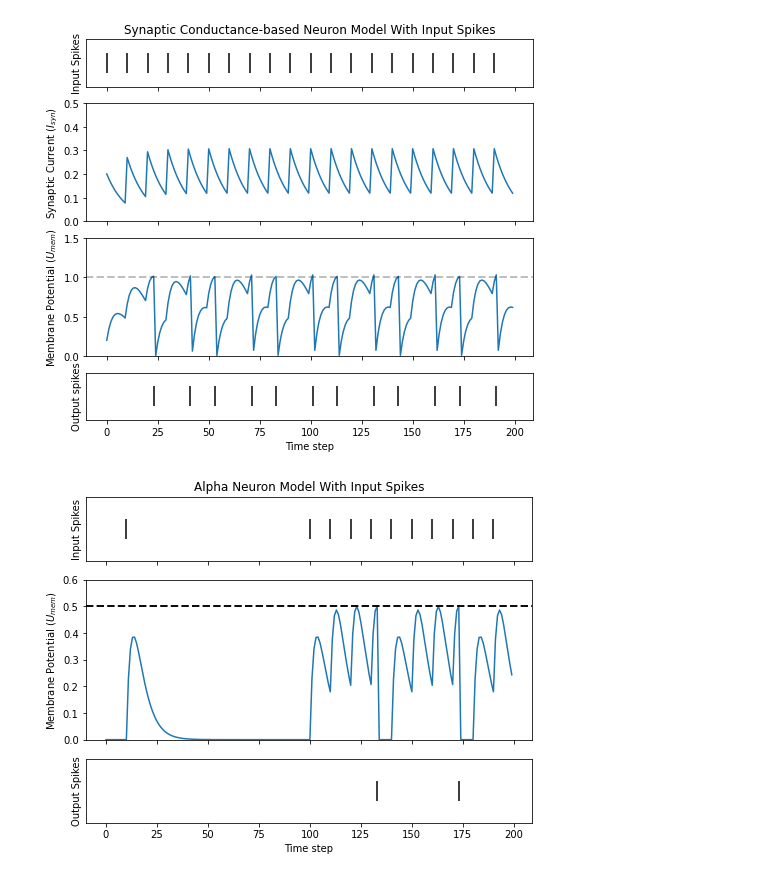
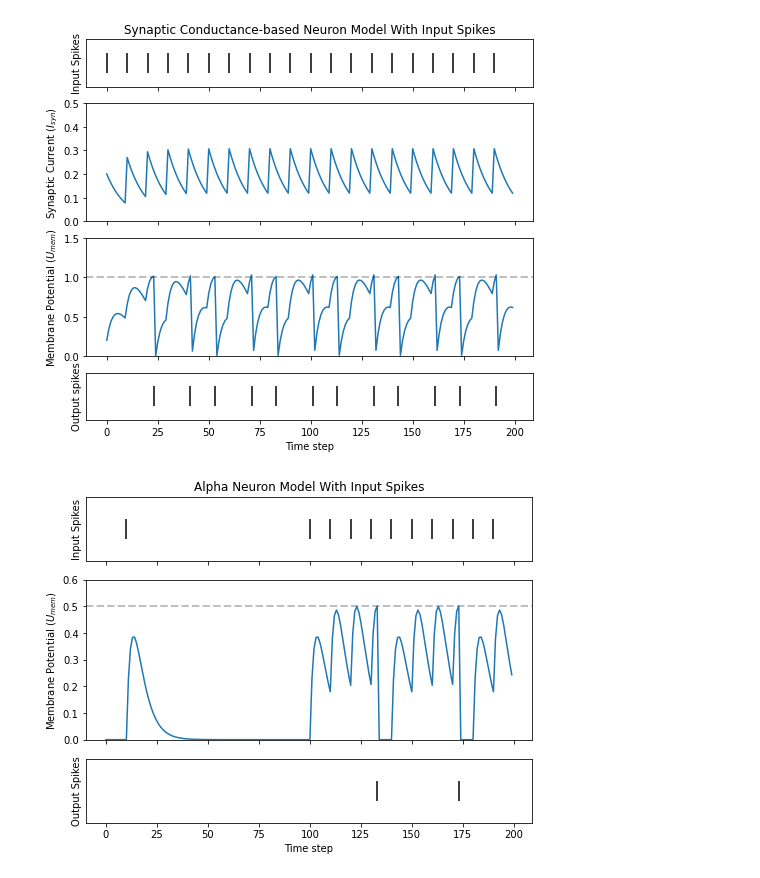
Before and after one commit to Mrezakhodashenas/PhD-NN, a Jupyter notebook: Tutorial4_(Synaptic,_Alpha).ipynb, the cells around one changed output. Saved outputs shown, nothing was run; the diff lists cells and outputs as text; code cells hidden in the pictures.

```diff
--- a/Tutorial4_(Synaptic,_Alpha).ipynb
+++ b/Tutorial4_(Synaptic,_Alpha).ipynb
@@ -63,7 +63,7 @@ def plot_spk_cur_mem_spk(spk_in, syn_rec, mem_rec, spk_rec, title):
 
   plt.show()
 
-def plot_spk_mem_spk(spk_in, mem_rec, spk_rec, title):
+def plot_spk_mem_spk(spk_in, mem_rec, spk_rec, title, threshold):
   # Generate Plots
   fig, ax = plt.subplots(3, figsize=(8,6), sharex=True,
                         gridspec_kw = {'height_ratios': [0.4, 1, 0.4]})
@@ -78,7 +78,7 @@ def plot_spk_mem_spk(spk_in, mem_rec, spk_rec, title):
   ax[1].plot(mem_rec.detach())
   ax[1].set_ylim([0, 0.6])
   ax[1].set_ylabel("Membrane Potential ($U_{mem}$)")
-  ax[1].axhline(y=0.5, alpha=0.25, linestyle="dashed", c="black", linewidth=2)     #    alpha=0.25: brightness of the line
+  ax[1].axhline(y=threshold, alpha=0.25, linestyle="dashed", c="black", linewidth=2)     #    alpha=0.25: brightness of the line
   plt.xlabel("Time step")
 
   # Plot output spike using spikeplot
@@ -154,8 +154,9 @@ plot_spk_cur_mem_spk(spk_in, syn_rec, mem_rec, spk_rec,
 # α defines the decay rate of the positive exponential, and β defines the decay rate of the negative exponential.
 alpha = 0.8
 beta = 0.7
+threshold=0.5
 # initialize neuron
-lif2 = snn.Alpha(alpha=alpha, beta=beta, threshold=0.5)
+lif2 = snn.Alpha(alpha=alpha, beta=beta, threshold=threshold)
 
 # the sum of two exponential functions requires the synaptic current syn to be split into a syn_exc and syn_inh component:
 
@@ -166,32 +167,32 @@ lif2 = snn.Alpha(alpha=alpha, beta=beta, threshold=0.5)
 # mem: membrane potential Umem[t−1] at the present time t at the previous time step
 
 # ------ Outputs:
 # spk_out: output spike Sout[t] at the present time step ('1' if there is a spike; '0' if there is no spike)
 # syn_exc: excitatory post-synaptic Isyn−exc[t] at the present time step t
 # syn_inh: inhibitory post-synaptic current
 # Isyn−inh[t] at the present time step t
 # mem: membrane potential Umem[t] at the present time step
 
 
 # input spike: initial spike, and then period spiking
 w = 0.85
 spk_in = (torch.cat((torch.zeros(10), torch.ones(1), torch.zeros(89), (torch.cat((torch.ones(1), torch.zeros(9)),0).repeat(10))), 0) * w).unsqueeze(1)
 
 # initialize parameters
 syn_exc, syn_inh, mem = lif2.init_alpha()
 mem_rec = []
 spk_rec = []
 
 # run simulation
 for step in range(num_steps):
   spk_out, syn_exc, syn_inh, mem = lif2(spk_in[step], syn_exc, syn_inh, mem)
   mem_rec.append(mem.squeeze(0))
   spk_rec.append(spk_out.squeeze(0))
 
 # convert lists to tensors
 mem_rec = torch.stack(mem_rec)
 spk_rec = torch.stack(spk_rec)
 
-plot_spk_mem_spk(spk_in, mem_rec, spk_rec, "Alpha Neuron Model With Input Spikes")
+plot_spk_mem_spk(spk_in, mem_rec, spk_rec, "Alpha Neuron Model With Input Spikes", threshold)
 # %% [output]
-[figure, old version]
+[figure, new version]
```
Also changed, not shown: parts of 1 cell of this notebook.
